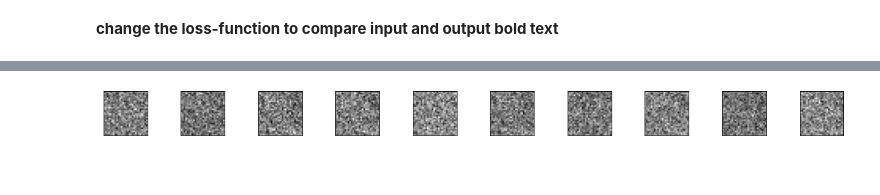
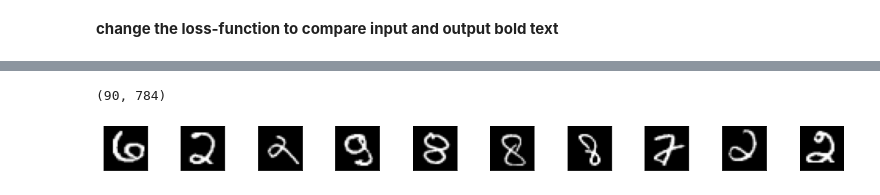
Before and after one commit to FabioCoder/DataScienceSS20, a Jupyter notebook: Exercises/7_a_Autoencoder.ipynb, the cells around one changed output, grey strips where cells are left out. Saved outputs shown, nothing was run; the diff lists cells and outputs as text; code cells hidden in the pictures.

```diff
--- a/Exercises/7_a_Autoencoder.ipynb
+++ b/Exercises/7_a_Autoencoder.ipynb
@@ -136,2 +137,22 @@ Epoch 50/50
 # %%
 predicted = model.predict(x_test)
+# %%
+import matplotlib.pyplot as plt
+%matplotlib inline
+
+plt.figure(figsize=(40, 4))
+n = 10
+for i in range(n):
+    ax = plt.subplot(3, 20, 2*20 +i+ 1)
+    plt.imshow(predicted[i].reshape(28, 28))
+    plt.gray()
+    ax.get_xaxis().set_visible(False)
+    ax.get_yaxis().set_visible(False)
+
+    ax = plt.subplot(3, 20, 2*20 +i+ 1 + n)
+    plt.imshow(x_test[i].reshape(28, 28))
+    plt.gray()
+    ax.get_xaxis().set_visible(False)
+    ax.get_yaxis().set_visible(False)
+
+plt.show()
@@ -137,0 +161,6 @@ predicted = model.predict(x_test)
+# %%
+import pandas as pd
+mse = np.mean(np.power(x_test - predicted, 2), axis=1)
+error_df = pd.DataFrame({'reconstruction_error': mse,
+                        'true_class': y_test})
+error_df['reconstruction_error'].describe()
@@ -137,0 +177,4 @@ predicted = model.predict(x_test)
+# %%
+fig = plt.figure()
+ax = fig.add_subplot(111)
+_ = ax.hist(error_df.reconstruction_error.values, bins=100)
@@ -138,13 +183,19 @@ predicted = model.predict(x_test)
+# %%
+mask = (mse > 0.020)
+outliers = x_test[mask]
+# %%
+outliers.shape
+# %% [output]
+(90, 784)
 # %%
-import matplotlib.pyplot as plt
-%matplotlib inline
-
 plt.figure(figsize=(40, 4))
 for i in range(10):
-    ax = plt.subplot(3, 20, 2*20 +i+ 1)
-    plt.imshow(predicted[i])
+    ax = plt.subplot(3, 20, 2*20 + i + 1 + 10)
+    plt.imshow(outliers[i].reshape(28, 28))
     plt.gray()
     ax.get_xaxis().set_visible(False)
     ax.get_yaxis().set_visible(False)
+
+plt.show()
 # %% [output]
-[figure, old version]
+[figure, new version]
```
Also changed, not shown: parts of 8 cells of this notebook.
